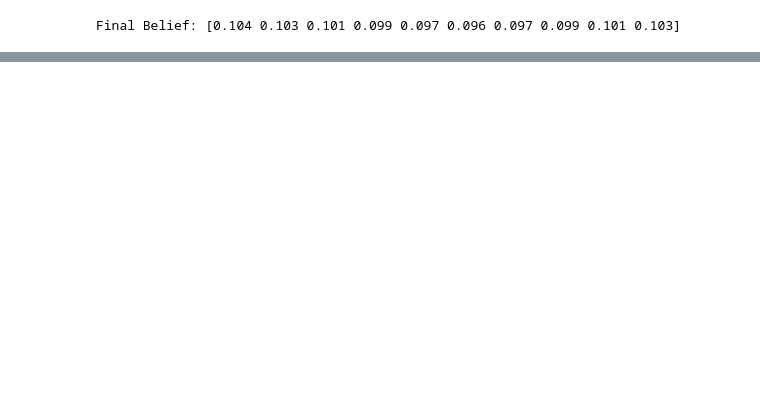
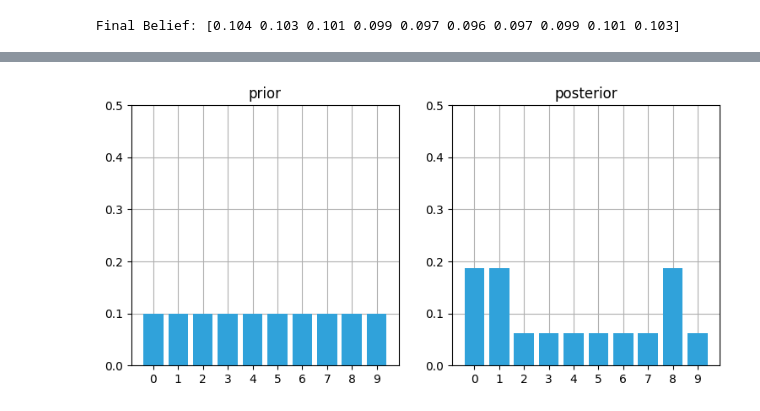
Before and after one commit to logan8866/Kalman-Filter-Programming, a Jupyter notebook: 02 离散贝叶斯.ipynb, the cells around one changed output, grey strips where cells are left out. Cells and saved outputs as stored; diff of their text form; code cells hidden in the pictures; blank space fills up the shorter version.

```diff
--- a/02 离散贝叶斯.ipynb
+++ b/02 离散贝叶斯.ipynb
@@ -383,0 +463,10 @@ Final Belief: [0.104 0.103 0.101 0.099 0.097 0.096 0.097 0.099 0.101 0.103]
+# %%
+from filterpy.discrete_bayes import update
+
+hallway = np.array([1, 1, 0, 0, 0, 0, 0, 0, 1, 0])
+prior = np.array([.1] * 10)
+likelihood = lh_hallway(hallway, z=1, z_prob=.75)
+posterior = update(likelihood, prior)
+book_plots.plot_prior_vs_posterior(prior, posterior, ylim=(0,.5))
+# %% [output]
+[figure, added]
```
Also changed, not shown: parts of 45 cells of this notebook, 1 other file.
